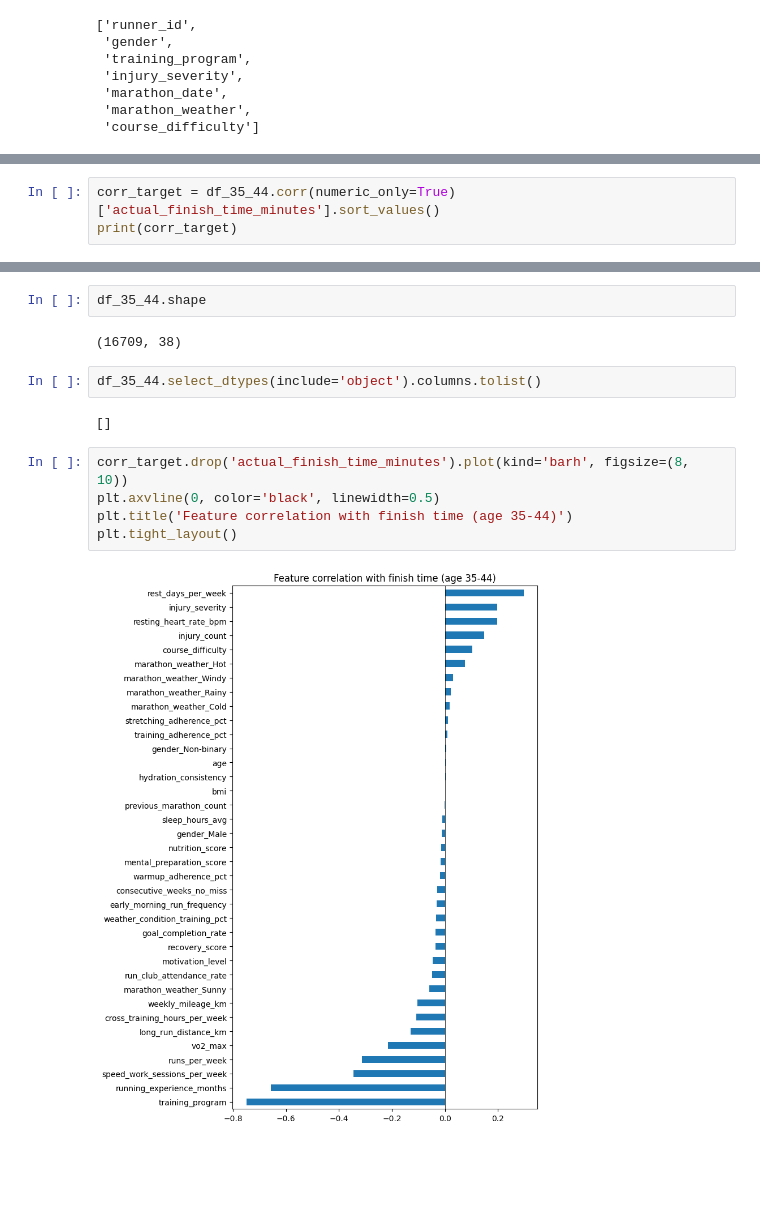
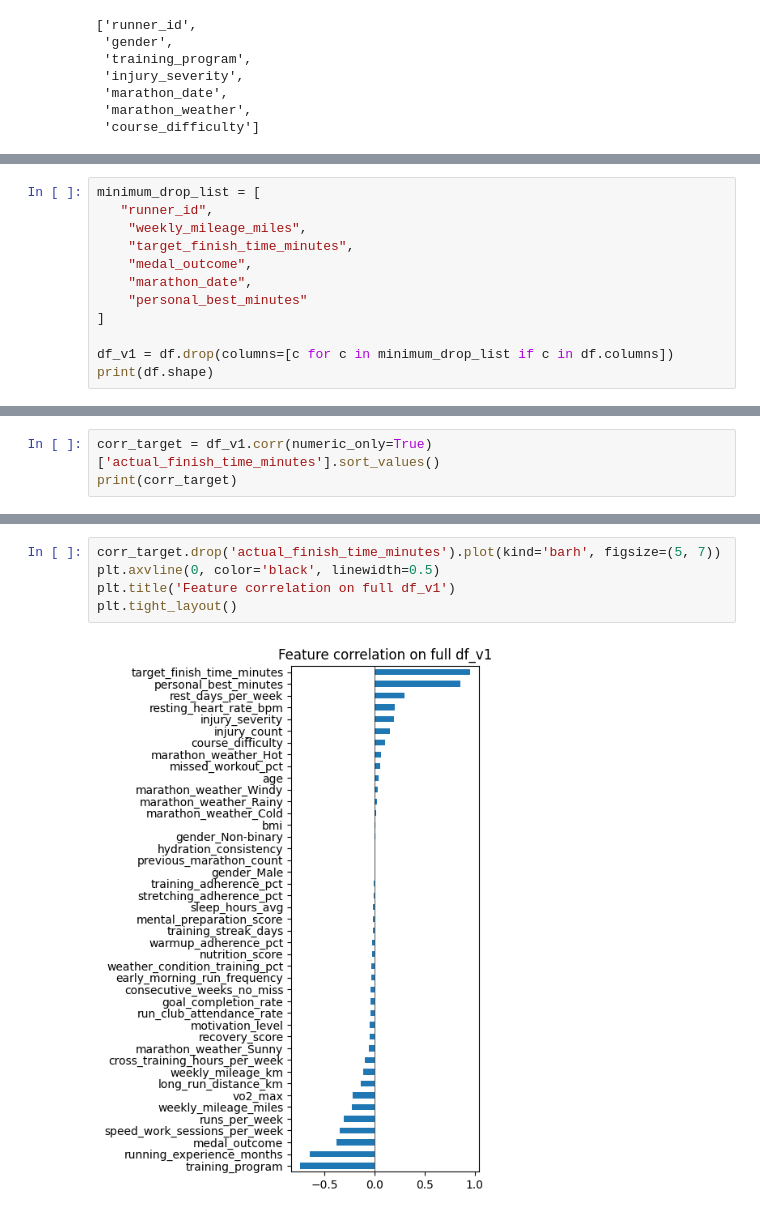
Before and after one commit to francescosias/MarathonIQ, a Jupyter notebook: chris_EDA_baseline.ipynb, the cells around one changed output, grey strips where cells are left out. Saved outputs shown, nothing was run; the diff lists cells and outputs as text; blank space fills up the shorter version.

```diff
--- a/chris_EDA_baseline.ipynb
+++ b/chris_EDA_baseline.ipynb
@@ -158,0 +162,12 @@ print(df_35_44.shape)
+# %%
+minimum_drop_list = [
+   "runner_id",
+    "weekly_mileage_miles",
+    "target_finish_time_minutes",
+    "medal_outcome",
+    "marathon_date",
+    "personal_best_minutes"
+]
+
+df_v1 = df.drop(columns=[c for c in minimum_drop_list if c in df.columns])
+print(df.shape)
@@ -159,4 +180,4 @@ print(df_35_44.shape)
 # %%
-corr_target = df_35_44.corr(numeric_only=True)['actual_finish_time_minutes'].sort_values()
+corr_target = df_v1.corr(numeric_only=True)['actual_finish_time_minutes'].sort_values()
 print(corr_target)
 # %% [output]
@@ -198,15 +211,7 @@ df_35_44.head()
-# %%
-df_35_44.shape
-# %% [output]
-(16709, 38)
-# %%
-df_35_44.select_dtypes(include='object').columns.tolist()
-# %% [output]
-[]
 # %%
-corr_target.drop('actual_finish_time_minutes').plot(kind='barh', figsize=(8, 10))
+corr_target.drop('actual_finish_time_minutes').plot(kind='barh', figsize=(5, 7))
 plt.axvline(0, color='black', linewidth=0.5)
-plt.title('Feature correlation with finish time (age 35-44)')
+plt.title('Feature correlation on full df_v1')
 plt.tight_layout()
 # %% [output]
-[figure, old version]
+[figure, new version]
```
Also changed, not shown: parts of 34 cells of this notebook, 1 other file.
